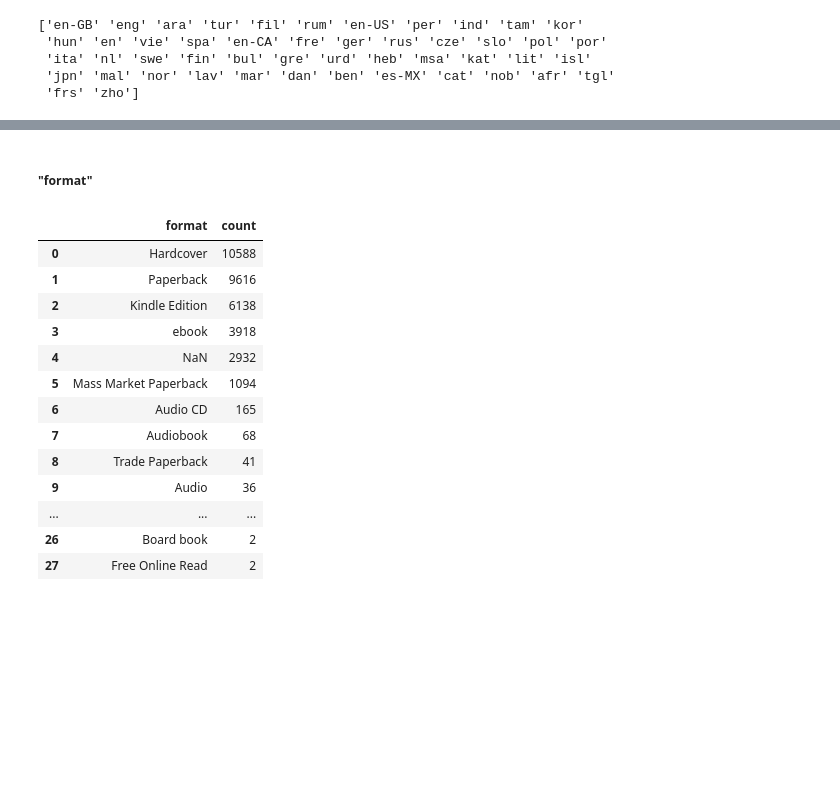
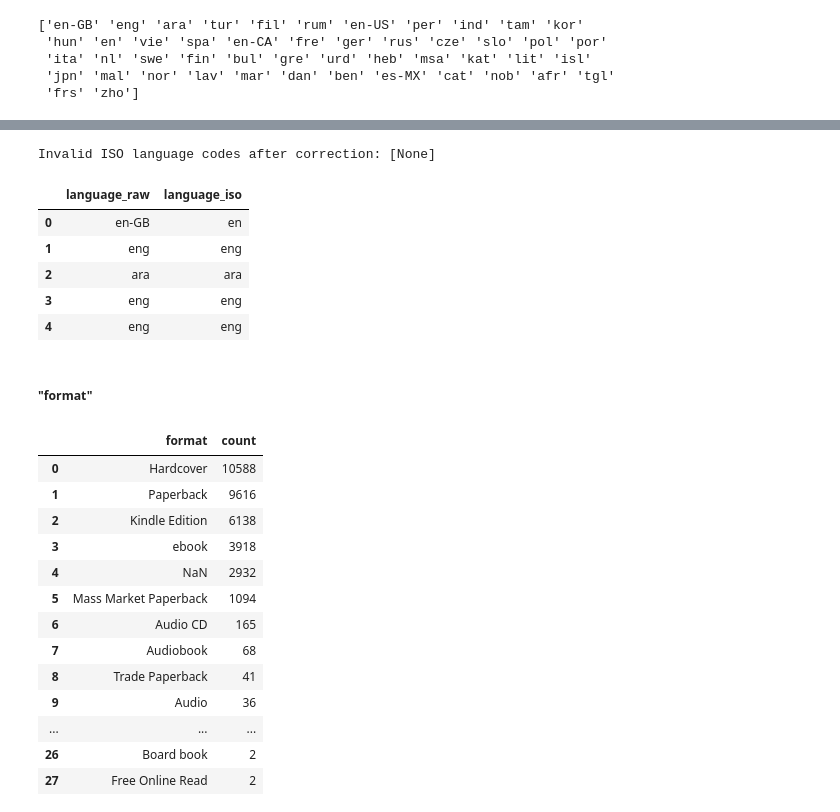
Before and after one commit to ijustsnapped/IPAI, a Jupyter notebook: Project_Raw.ipynb, the cells around one changed output, grey strips where cells are left out. Drawn from its saved outputs; the diff is of its cells as text; code cells hidden in the pictures; blank space fills up the shorter version.

```diff
--- a/Project_Raw.ipynb
+++ b/Project_Raw.ipynb
@@ -2469,7 +2661,7 @@ unique_publishers = list(df['publisher'].dropna().unique())
 
 merged_groups = get_standardized_groups(df, 'publisher', threshold=90, scorer=fuzz.ratio)
 print("Potential standardized groups:")
-for group in merged_groups:
+for group in merged_groups[:50]:
     print(group)
 # %% [output]
 Potential standardized groups:
@@ -2564,3 +2794,60 @@ print(unique_language_code)
+# %%
+import pandas as pd
+import pycountry
+
+# Assume df is already loaded and contains a column "language_code"
+# Rename "language_code" to "language_raw" to preserve the original values
+df.rename(columns={'language_code': 'language_raw'}, inplace=True)
+
+# Define a mapping for problematic codes to their ISO 639-1 equivalents
+corrections = {
+    'en-GB': 'en',
+    'en-US': 'en',
+    'en-CA': 'en',
+    'rum': 'ro',   # Romanian
+    'per': 'fa',   # Persian/Farsi
+    'fre': 'fr',   # French
+    'ger': 'de',   # German
+    'cze': 'cs',   # Czech
+    'slo': 'sk',   # Slovak
+    'gre': 'el',   # Greek
+    'es-MX': 'es'  # Mexican Spanish → generic Spanish
+}
+
+def correct_language_code(code):
+    if not isinstance(code, str):
+        return None
+    # If the code contains a hyphen, use only the base language part
+    if '-' in code:
+        code = code.split('-')[0]
+    # Apply corrections if the code is in our mapping
+    return corrections.get(code, code)
+
+# Create a new column "language_iso" with the corrected ISO codes
+df['language_iso'] = df['language_raw'].apply(correct_language_code)
+
+# Optionally, validate the new codes using pycountry
+def validate_iso(code):
+    if not code:
+        return False
+    language = pycountry.languages.get(alpha_2=code)
+    if language is None:
+        language = pycountry.languages.get(alpha_3=code)
+    return language is not None
+
+invalid_iso = df.loc[~df['language_iso'].apply(validate_iso), 'language_iso'].unique()
+print("Invalid ISO language codes after correction:", invalid_iso)
+
+# Display the original and corrected language columns
+df[['language_raw', 'language_iso']].head()
+# %% [output]
+Invalid ISO language codes after correction: [None]
+|  | language_raw | language_iso |
+| 0 | en-GB | en |
+| 1 | eng | eng |
+| 2 | ara | ara |
+| 3 | eng | eng |
+| 4 | eng | eng |
 # %% [markdown]
 ##### **"format"**
 # %%
```
Also changed, not shown: parts of 71 cells of this notebook.
